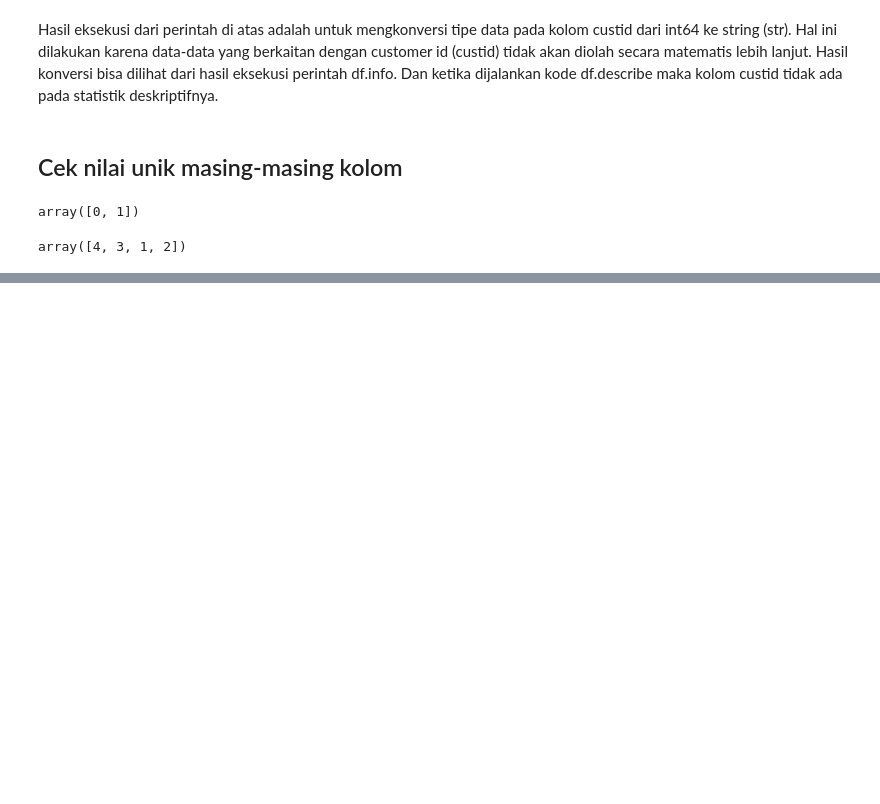
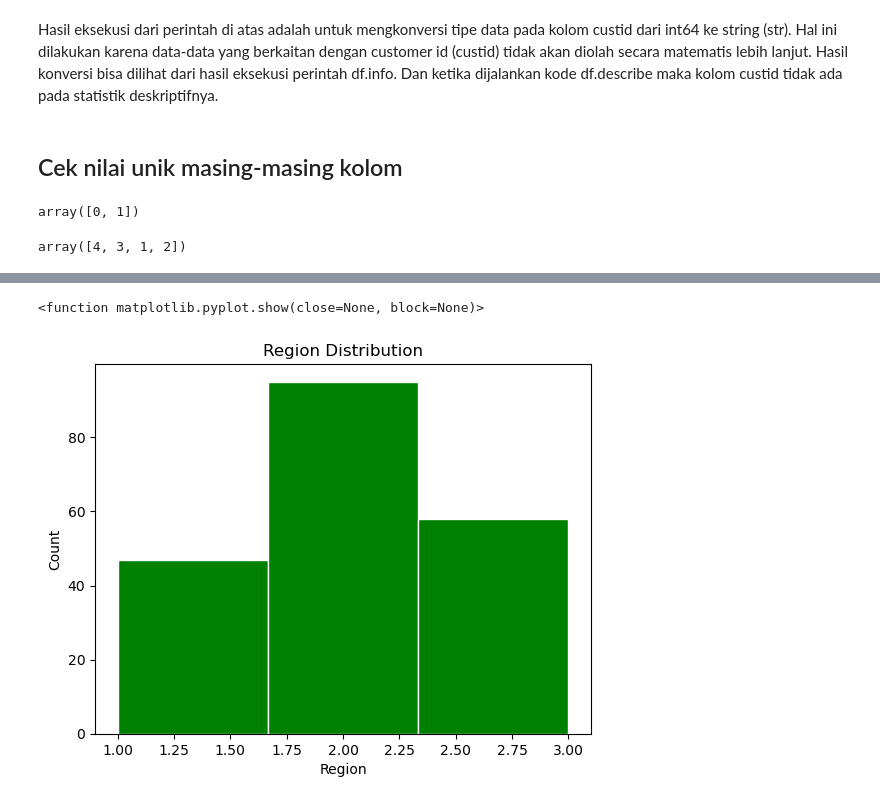
Before and after one commit to KhadafiZubaidiDev/my-projects, a Jupyter notebook: advanced-statistic-project/main.ipynb, the cells around one changed output, grey strips where cells are left out. Drawn from its saved outputs; the diff is of its cells as text; code cells hidden in the pictures; blank space fills up the shorter version.

```diff
--- a/advanced-statistic-project/main.ipynb
+++ b/advanced-statistic-project/main.ipynb
@@ -150,0 +195,9 @@ array([4, 3, 1, 2])
+# %%
+plt.hist(df['region'],bins=3,edgecolor="white",color="green")
+plt.title('Region Distribution')
+plt.xlabel('Region')
+plt.ylabel('Count')
+plt.show
+# %% [output]
+<function matplotlib.pyplot.show(close=None, block=None)>
+[figure, added]
```
Also changed, not shown: parts of 9 cells of this notebook.
